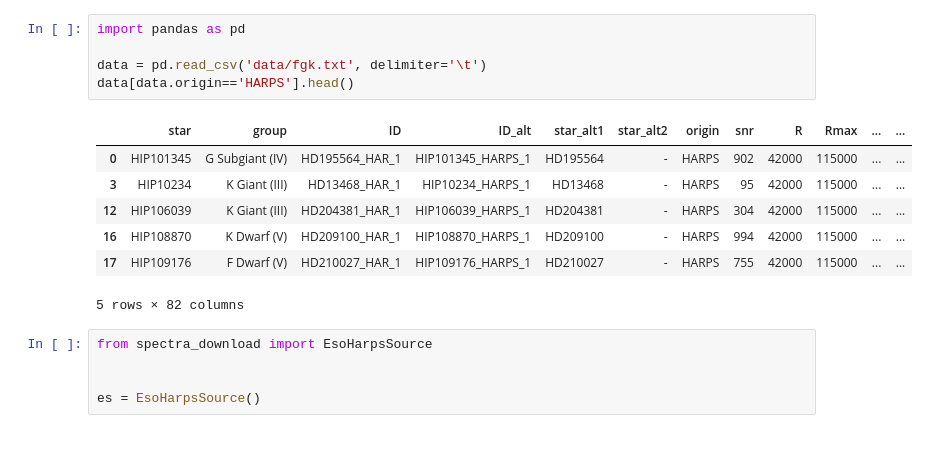
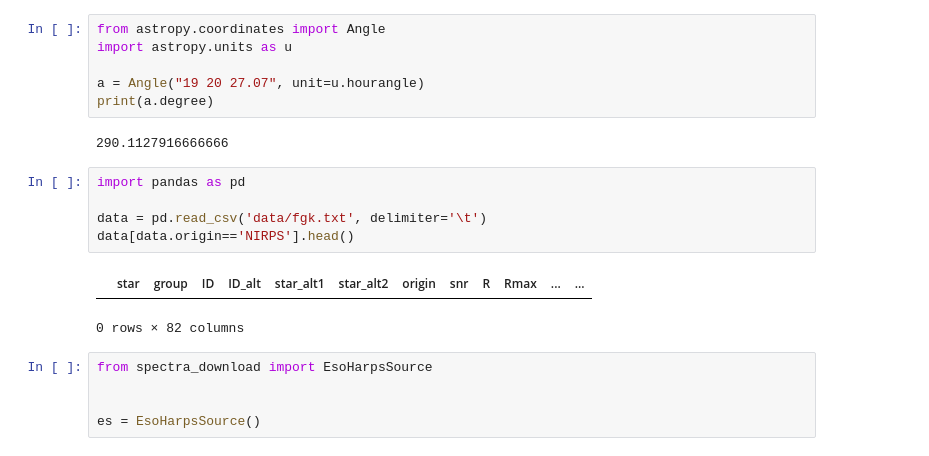
Before and after one commit to maja-jablonska/spectra-download-utils, a Jupyter notebook: eso_debugging.ipynb, the cells around one changed output. Saved outputs shown, nothing was run; the diff lists cells and outputs as text.

```diff
--- a/eso_debugging.ipynb
+++ b/eso_debugging.ipynb
@@ -1,16 +1,19 @@
+# %%
+from astropy.coordinates import Angle
+import astropy.units as u
+
+a = Angle("19 20 27.07", unit=u.hourangle)
+print(a.degree)
+# %% [output]
+290.1127916666666
 # %%
 import pandas as pd
 
 data = pd.read_csv('data/fgk.txt', delimiter='\t')
-data[data.origin=='HARPS'].head()
+data[data.origin=='NIRPS'].head()
 # %% [output]
 |  | star | group | ID | ID_alt | star_alt1 | star_alt2 | origin | snr | R | Rmax | ... | ... |
-| 0 | HIP101345 | G Subgiant (IV) | HD195564_HAR_1 | HIP101345_HARPS_1 | HD195564 | - | HARPS | 902 | 42000 | 115000 | ... | ... |
-| 3 | HIP10234 | K Giant (III) | HD13468_HAR_1 | HIP10234_HARPS_1 | HD13468 | - | HARPS | 95 | 42000 | 115000 | ... | ... |
-| 12 | HIP106039 | K Giant (III) | HD204381_HAR_1 | HIP106039_HARPS_1 | HD204381 | - | HARPS | 304 | 42000 | 115000 | ... | ... |
-| 16 | HIP108870 | K Dwarf (V) | HD209100_HAR_1 | HIP108870_HARPS_1 | HD209100 | - | HARPS | 994 | 42000 | 115000 | ... | ... |
-| 17 | HIP109176 | F Dwarf (V) | HD210027_HAR_1 | HIP109176_HARPS_1 | HD210027 | - | HARPS | 755 | 42000 | 115000 | ... | ... |
-5 rows × 82 columns
+0 rows × 82 columns
 # %%
 from spectra_download import EsoHarpsSource
 
```
Also changed, not shown: parts of 5 cells of this notebook, 11 other files.
